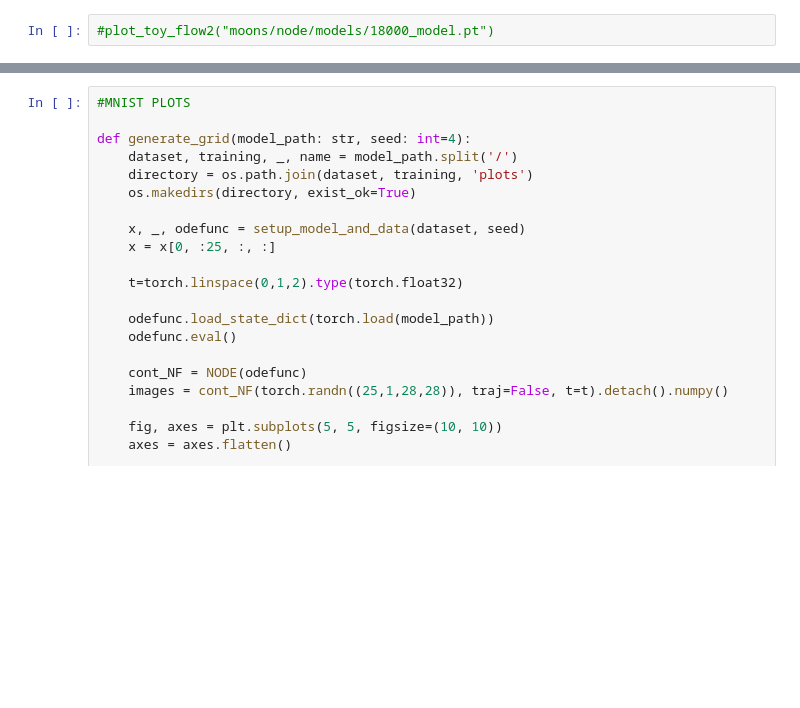
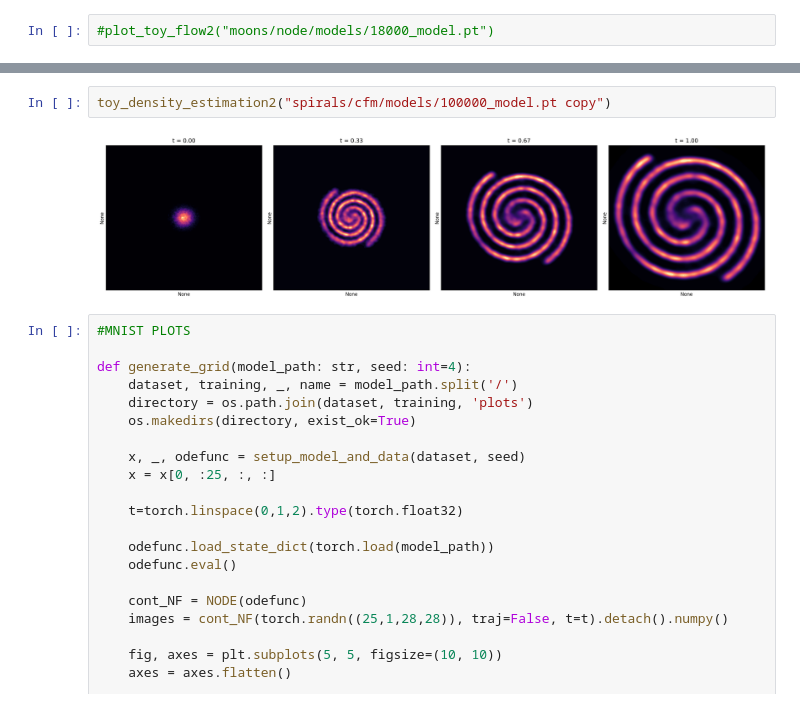
Before and after one commit to rfleckp/ContNormFlows, a Jupyter notebook: ContNF.ipynb, the cells around one changed output, grey strips where cells are left out. Saved outputs shown, nothing was run; the diff lists cells and outputs as text; blank space fills up the shorter version.

```diff
--- a/ContNF.ipynb
+++ b/ContNF.ipynb
@@ -1864,3 +1873,7 @@ def plot_toy_flow2(model_path: str, samples: int=15,  seed: int=3):
+# %%
+toy_density_estimation2("spirals/cfm/models/100000_model.pt copy")
+# %% [output]
+[figure, added]
 # %%
 #MNIST PLOTS
 
```
Also changed, not shown: parts of 7 cells of this notebook.
